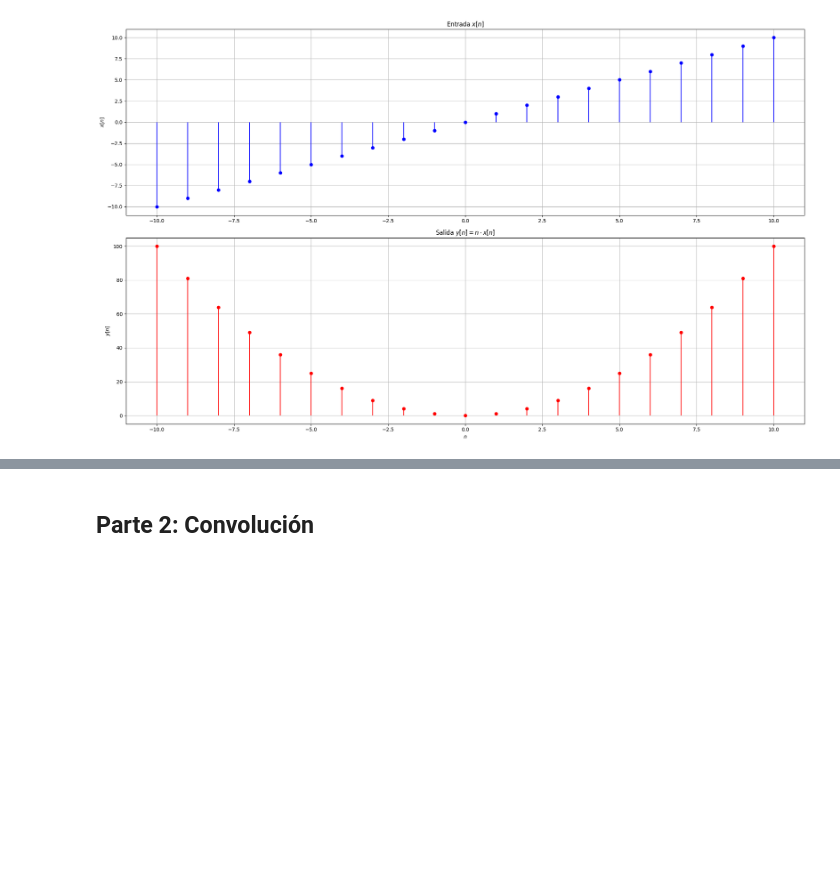
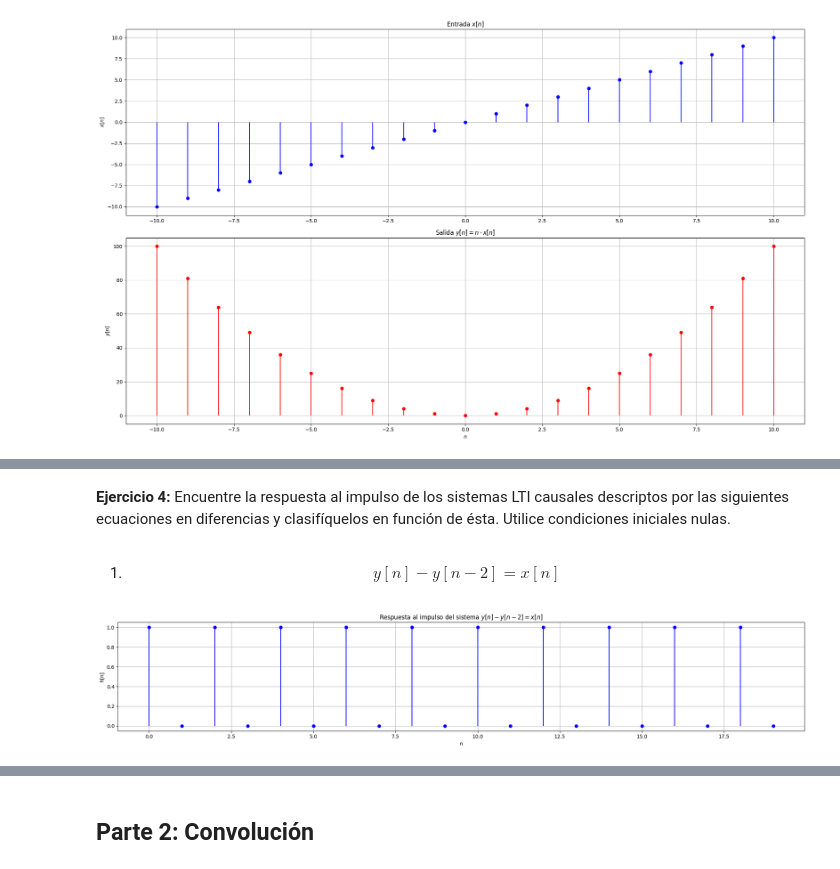
Before and after one commit to JuanKeiner/PDS_2025, a Jupyter notebook: Guia2/Guia2.ipynb, the cells around one changed output, grey strips where cells are left out. Saved outputs shown, nothing was run; the diff lists cells and outputs as text; code cells hidden in the pictures; blank space fills up the shorter version.

```diff
--- a/Guia2/Guia2.ipynb
+++ b/Guia2/Guia2.ipynb
@@ -224,0 +231,36 @@ $$
+# %% [markdown]
+**Ejercicio 4:** Encuentre la respuesta al impulso de los sistemas LTI causales descriptos por las siguientes ecuaciones en diferencias y clasifíquelos en función de ésta. Utilice condiciones iniciales nulas.
+# %% [markdown]
+1. $$ y[n] - y[n-2] = x[n] $$
+# %%
+import numpy as np
+import matplotlib.pyplot as plt
+
+# Número de iteraciones (tiempo discreto n)
+N = 20
+
+# Entrada: impulso de Dirac
+x = np.zeros(N)
+x[0] = 1  # delta[n]
+
+# Salida: respuesta al impulso
+y = np.zeros(N)
+
+# Ecuación: y[n] = x[n] + y[n-2]
+for n in range(N):
+    if n >= 2:
+        y[n] = x[n] + y[n-2]
+    else:
+        y[n] = x[n]  # y[0] = x[0], y[1] = x[1] (x[1] = 0)
+
+# Gráfico
+plt.figure(figsize=(20, 4))
+plt.stem(range(N), y, basefmt=" ", linefmt='b-', markerfmt='bo')
+plt.title("Respuesta al impulso del sistema $y[n] - y[n-2] = x[n]$")
+plt.xlabel("n")
+plt.ylabel("h[n]")
+plt.grid(True)
+plt.tight_layout()
+plt.show()
+# %% [output]
+[figure, added]
```
Also changed, not shown: parts of 10 cells of this notebook, 1 other file.
